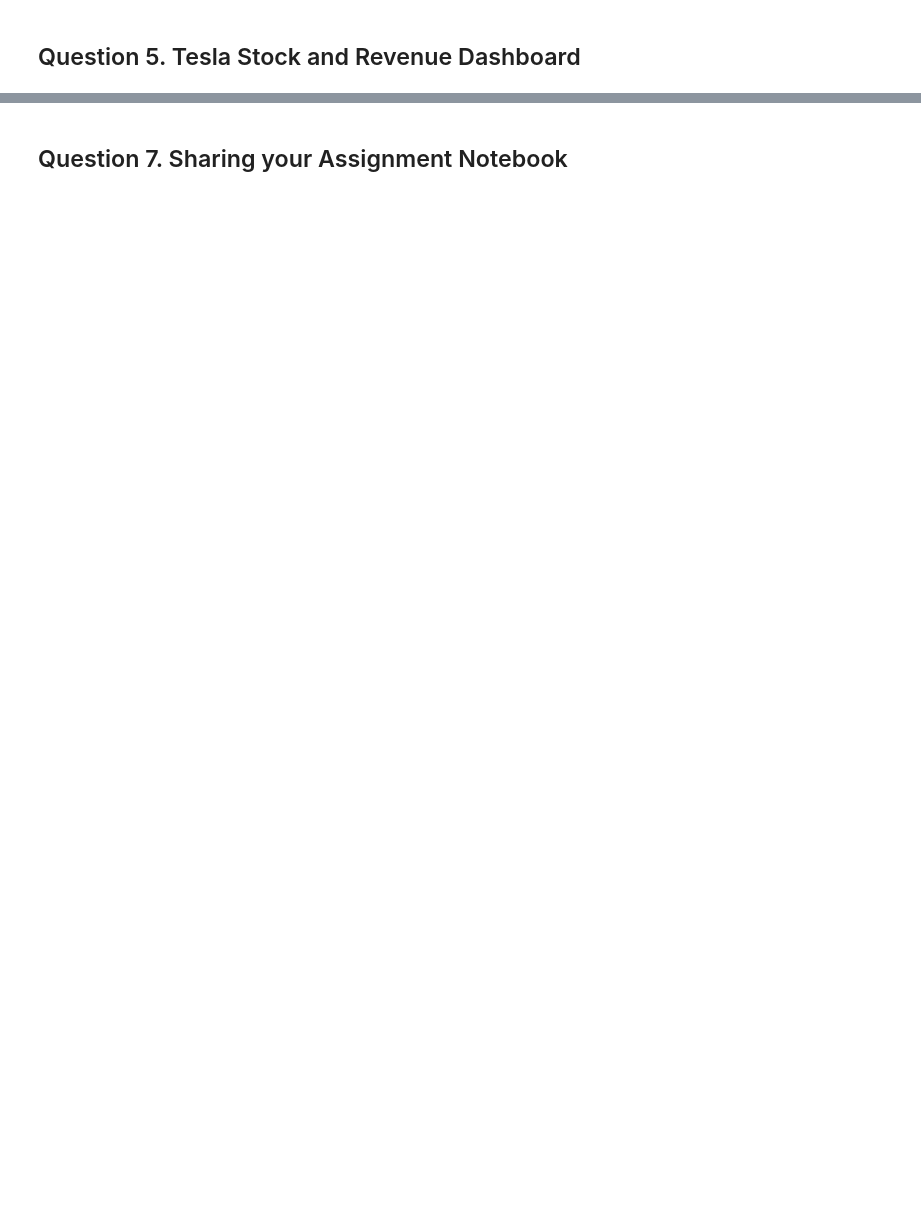
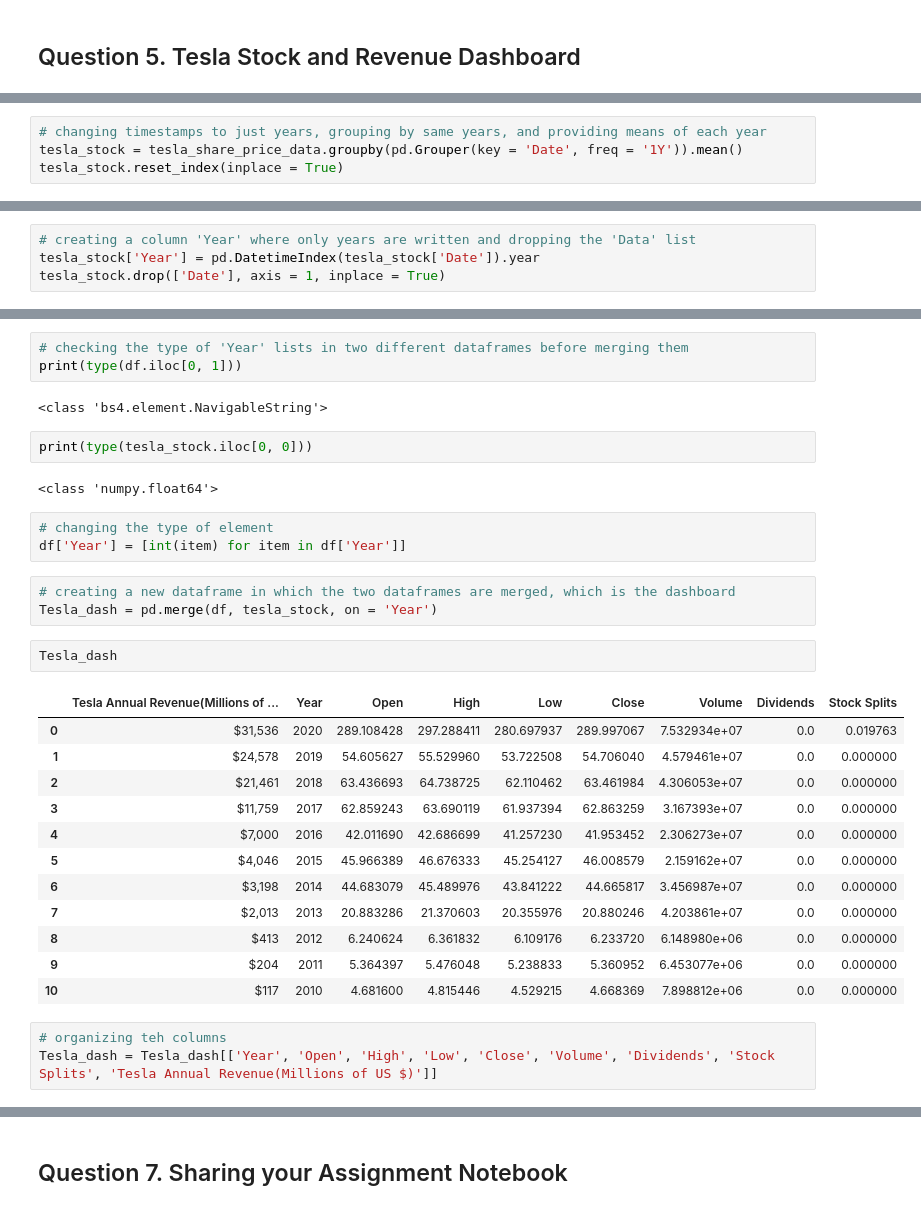
Before and after one commit to Younjung92/Capston-Project, a Jupyter notebook: Python_Project_for_Data_Science/Assignment.ipynb, the cells around one changed output, grey strips where cells are left out. Cells and saved outputs as stored; diff of their text form; blank space fills up the shorter version.

```diff
--- a/Python_Project_for_Data_Science/Assignment.ipynb
+++ b/Python_Project_for_Data_Science/Assignment.ipynb
@@ -306,0 +340,4 @@ df_1.head()
+# %%
+# changing timestamps to just years, grouping by same years, and providing means of each year
+tesla_stock = tesla_share_price_data.groupby(pd.Grouper(key = 'Date', freq = '1Y')).mean()
+tesla_stock.reset_index(inplace = True)
@@ -306,0 +360,4 @@ df_1.head()
+# %%
+# creating a column 'Year' where only years are written and dropping the 'Data' list
+tesla_stock['Year'] = pd.DatetimeIndex(tesla_stock['Date']).year
+tesla_stock.drop(['Date'], axis = 1, inplace = True)
@@ -306,0 +397,33 @@ df_1.head()
+# %%
+# checking the type of 'Year' lists in two different dataframes before merging them
+print(type(df.iloc[0, 1]))
+# %% [output]
+<class 'bs4.element.NavigableString'>
+# %%
+print(type(tesla_stock.iloc[0, 0]))
+# %% [output]
+<class 'numpy.float64'>
+# %%
+# changing the type of element
+df['Year'] = [int(item) for item in df['Year']]
+# %%
+# creating a new dataframe in which the two dataframes are merged, which is the dashboard
+Tesla_dash = pd.merge(df, tesla_stock, on = 'Year')
+# %%
+Tesla_dash
+# %% [output]
+|  | Tesla Annual Revenue(Millions of ... | Year | Open | High | Low | Close | Volume | Dividends | Stock Splits |
+| 0 | $31,536 | 2020 | 289.108428 | 297.288411 | 280.697937 | 289.997067 | 7.532934e+07 | 0.0 | 0.019763 |
+| 1 | $24,578 | 2019 | 54.605627 | 55.529960 | 53.722508 | 54.706040 | 4.579461e+07 | 0.0 | 0.000000 |
+| 2 | $21,461 | 2018 | 63.436693 | 64.738725 | 62.110462 | 63.461984 | 4.306053e+07 | 0.0 | 0.000000 |
+| 3 | $11,759 | 2017 | 62.859243 | 63.690119 | 61.937394 | 62.863259 | 3.167393e+07 | 0.0 | 0.000000 |
+| 4 | $7,000 | 2016 | 42.011690 | 42.686699 | 41.257230 | 41.953452 | 2.306273e+07 | 0.0 | 0.000000 |
+| 5 | $4,046 | 2015 | 45.966389 | 46.676333 | 45.254127 | 46.008579 | 2.159162e+07 | 0.0 | 0.000000 |
+| 6 | $3,198 | 2014 | 44.683079 | 45.489976 | 43.841222 | 44.665817 | 3.456987e+07 | 0.0 | 0.000000 |
+| 7 | $2,013 | 2013 | 20.883286 | 21.370603 | 20.355976 | 20.880246 | 4.203861e+07 | 0.0 | 0.000000 |
+| 8 | $413 | 2012 | 6.240624 | 6.361832 | 6.109176 | 6.233720 | 6.148980e+06 | 0.0 | 0.000000 |
+| 9 | $204 | 2011 | 5.364397 | 5.476048 | 5.238833 | 5.360952 | 6.453077e+06 | 0.0 | 0.000000 |
+| 10 | $117 | 2010 | 4.681600 | 4.815446 | 4.529215 | 4.668369 | 7.898812e+06 | 0.0 | 0.000000 |
+# %%
+# organizing teh columns
+Tesla_dash = Tesla_dash[['Year', 'Open', 'High', 'Low', 'Close', 'Volume', 'Dividends', 'Stock Splits', 'Tesla Annual Revenue(Millions of US $)']]
```
Also changed, not shown: parts of 20 cells of this notebook.
